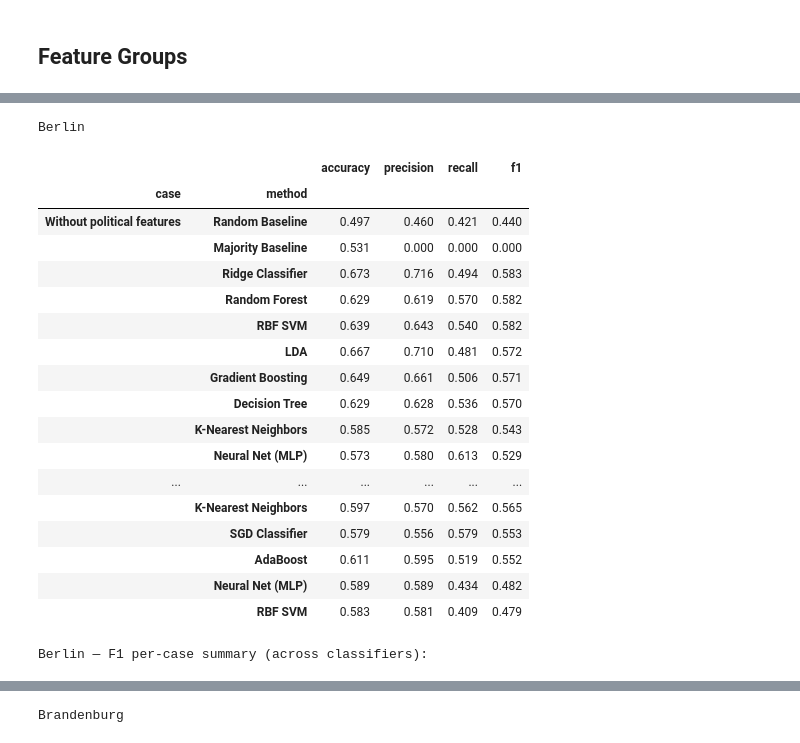
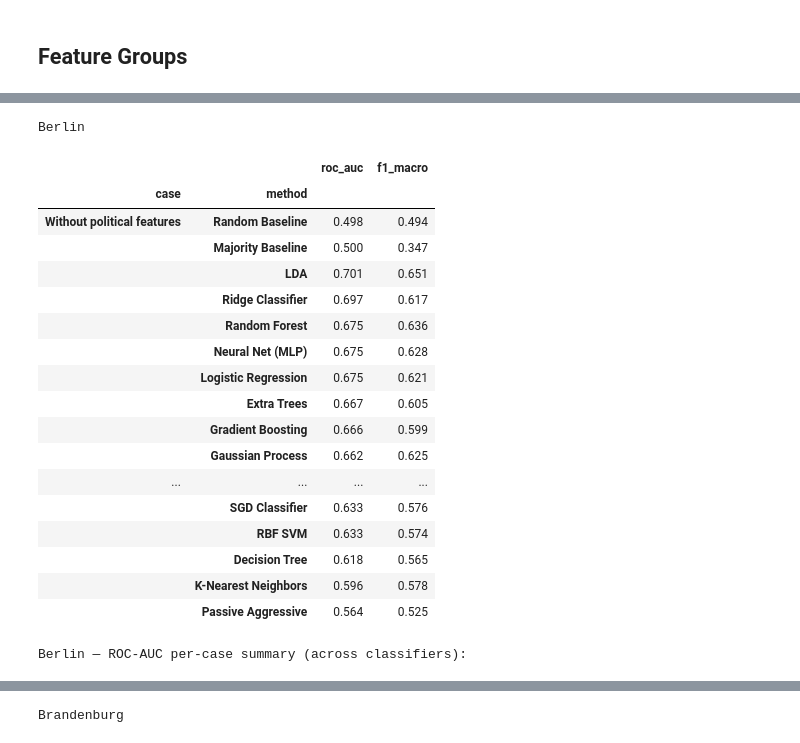
Before and after one commit to pjhi/process-mining-legislation-german-parliaments, a Jupyter notebook: AdvancedAnalysis/3-4-1-k-fold-classification.ipynb, the cells around one changed output, grey strips where cells are left out. Drawn from its saved outputs; the diff is of its cells as text; code cells hidden in the pictures.

Commit message:
new advanced analysis using roc auc and f1 macro

```diff
--- a/AdvancedAnalysis/3-4-1-k-fold-classification.ipynb
+++ b/AdvancedAnalysis/3-4-1-k-fold-classification.ipynb
@@ -154,7 +129,7 @@ for data in [data_berlin, data_brandenburg, data_bawue]:
 datasets_raw = {
     'Berlin':           (data_berlin, target_berlin),
     'Brandenburg':      (data_brandenburg, target_brandenburg),
-    #'Baden-Württemberg': (data_bawue, target_bawue),
+    'Baden-Württemberg': (data_bawue, target_bawue),
 }
 # %% [output]
 Dropping columns of type object: Index(['start_time', 'case:DokTypLFirstDoc', 'case:VorgangsDeskriptoren',
@@ -181,8 +156,13 @@ def get_classifiers():
         "SGD Classifier":       SGDClassifier(random_state=42, max_iter=1000),
         "Passive Aggressive":   PassiveAggressiveClassifier(random_state=42, max_iter=1000),
         "K-Nearest Neighbors":  KNeighborsClassifier(3),
-        "RBF SVM":              SVC(gamma=2, C=1, random_state=42),
-        "Gaussian Process":     GaussianProcessClassifier(1.0 * RBF(1.0), random_state=42),
+        # gamma=2 (sklearn 2-D demo value) ranks at chance on 30-100 features;
+        # 'scale' is the sklearn default (1 / n_features on standardized data)
+        "RBF SVM":              SVC(gamma='scale', C=1, random_state=42),
+        # without restarts the kernel optimizer can run off to a huge length
+        # scale and predict the base rate for every case
+        "Gaussian Process":     GaussianProcessClassifier(1.0 * RBF(1.0), n_restarts_optimizer=5,
+                                                          random_state=42),
         "Extra Trees":          ExtraTreesClassifier(max_depth=5, n_estimators=100, random_state=42),
         "Gradient Boosting":    GradientBoostingClassifier(random_state=42),
          "AdaBoost":           AdaBoostClassifier(random_state=42),
@@ -367,6 +353,6 @@ for m in ['accuracy', 'precision', 'recall', 'f1']:
 # %%
 def reorder_within_cases(df):
-    """Baselines first, then the rest sorted by f1 (within each case)."""
+    """Baselines first, then the rest sorted by PRIMARY_METRIC (within each case)."""
     baseline_order = ['Random Baseline', 'Majority Baseline']
 
     def sort_group(group):
@@ -376,7 +362,7 @@ def reorder_within_cases(df):
         baselines['_ord'] = baselines['method'].map(
             {n: i for i, n in enumerate(baseline_order)})
         baselines = baselines.sort_values('_ord').drop(columns='_ord')
-        rest = g[~is_baseline].sort_values('f1', ascending=False)
+        rest = g[~is_baseline].sort_values(PRIMARY_METRIC, ascending=False)
         return pd.concat([baselines, rest], ignore_index=True)
 
     case_order = df.index.get_level_values('case').unique().tolist()
@@ -388,7 +374,7 @@ def reorder_within_cases(df):
     return pd.concat(parts)
 
 def style_region_table(region_df, region_name):
-    metric_cols = ['accuracy', 'precision', 'recall', 'f1']
+    metric_cols = METRICS
 
     # first row of each case group, for separator borders
     cases_in_order = region_df.index.get_level_values('case')
@@ -451,14 +437,13 @@ def style_region_table(region_df, region_name):
     return styled
 
 
-def show_region_tables(scores_df, metric='f1', exclude_baselines=True):
+def show_region_tables(scores_df, metric=PRIMARY_METRIC, exclude_baselines=True):
     """Display one styled table per region (for notebooks),
     plus a per-case median/mean/std summary across classifiers."""
     for region in datasets_raw.keys():
         region_df = scores_df[scores_df['region'] == region].copy()
-        # keep only the four aliased metric columns; drop region + *_mean/*_std
-        region_df = (region_df.set_index(['case', 'method'])
-                     [['accuracy', 'precision', 'recall', 'f1']])
+        # keep only the aliased metric columns; drop region + *_mean/*_std
+        region_df = region_df.set_index(['case', 'method'])[METRICS]
         region_df = reorder_within_cases(region_df)
 
         # --- per-case summary across classifiers ---
@@ -473,40 +458,32 @@ def show_region_tables(scores_df, metric='f1', exclude_baselines=True):
                    .reindex(case_order)
                    .round(3))
 
-        try:
-            from IPython.display import display
-            display(style_region_table(region_df, region))
-            print(f"{region} — {metric.upper()} per-case summary "
-                  f"(across classifiers):")
-            display(summary)
-        except ImportError:
-            print(f"\n### {region} ###")
-            print(region_df.round(3).to_string())
-            print(f"\n--- {region}: {metric.upper()} per-case summary "
-                  f"(across classifiers) ---")
-            print(summary.to_string())
+        display(style_region_table(region_df, region))
+        print(f"{region} — {METRIC_LABELS.get(metric, metric)} per-case summary "
+              f"(across classifiers):")
+        display(summary)
 # %%
-show_region_tables(scores_df, metric='f1', exclude_baselines=False)
+show_region_tables(scores_df, metric=PRIMARY_METRIC, exclude_baselines=True)
 # %% [output]
 Berlin
-|  |  | accuracy | precision | recall | f1 |
-| case | method |  |  |  |  |
-| Without political features | Random Baseline | 0.497 | 0.460 | 0.421 | 0.440 |
-|  | Majority Baseline | 0.531 | 0.000 | 0.000 | 0.000 |
-|  | Ridge Classifier | 0.673 | 0.716 | 0.494 | 0.583 |
-|  | Random Forest | 0.629 | 0.619 | 0.570 | 0.582 |
-|  | RBF SVM | 0.639 | 0.643 | 0.540 | 0.582 |
-|  | LDA | 0.667 | 0.710 | 0.481 | 0.572 |
-|  | Gradient Boosting | 0.649 | 0.661 | 0.506 | 0.571 |
-|  | Decision Tree | 0.629 | 0.628 | 0.536 | 0.570 |
-|  | K-Nearest Neighbors | 0.585 | 0.572 | 0.528 | 0.543 |
-|  | Neural Net (MLP) | 0.573 | 0.580 | 0.613 | 0.529 |
-| ... | ... | ... | ... | ... | ... |
-|  | K-Nearest Neighbors | 0.597 | 0.570 | 0.562 | 0.565 |
-|  | SGD Classifier | 0.579 | 0.556 | 0.579 | 0.553 |
-|  | AdaBoost | 0.611 | 0.595 | 0.519 | 0.552 |
-|  | Neural Net (MLP) | 0.589 | 0.589 | 0.434 | 0.482 |
-|  | RBF SVM | 0.583 | 0.581 | 0.409 | 0.479 |
+|  |  | roc_auc | f1_macro |
+| case | method |  |  |
+| Without political features | Random Baseline | 0.498 | 0.494 |
+|  | Majority Baseline | 0.500 | 0.347 |
+|  | LDA | 0.701 | 0.651 |
+|  | Ridge Classifier | 0.697 | 0.617 |
+|  | Random Forest | 0.675 | 0.636 |
+|  | Neural Net (MLP) | 0.675 | 0.628 |
+|  | Logistic Regression | 0.675 | 0.621 |
+|  | Extra Trees | 0.667 | 0.605 |
+|  | Gradient Boosting | 0.666 | 0.599 |
+|  | Gaussian Process | 0.662 | 0.625 |
+| ... | ... | ... | ... |
+|  | SGD Classifier | 0.633 | 0.576 |
+|  | RBF SVM | 0.633 | 0.574 |
+|  | Decision Tree | 0.618 | 0.565 |
+|  | K-Nearest Neighbors | 0.596 | 0.578 |
+|  | Passive Aggressive | 0.564 | 0.525 |
-Berlin — F1 per-case summary (across classifiers):
+Berlin — ROC-AUC per-case summary (across classifiers):
 |  | median | mean | std |
 | case |  |  |  |
```
Also changed, not shown: parts of 22 cells of this notebook, 18 other files.
